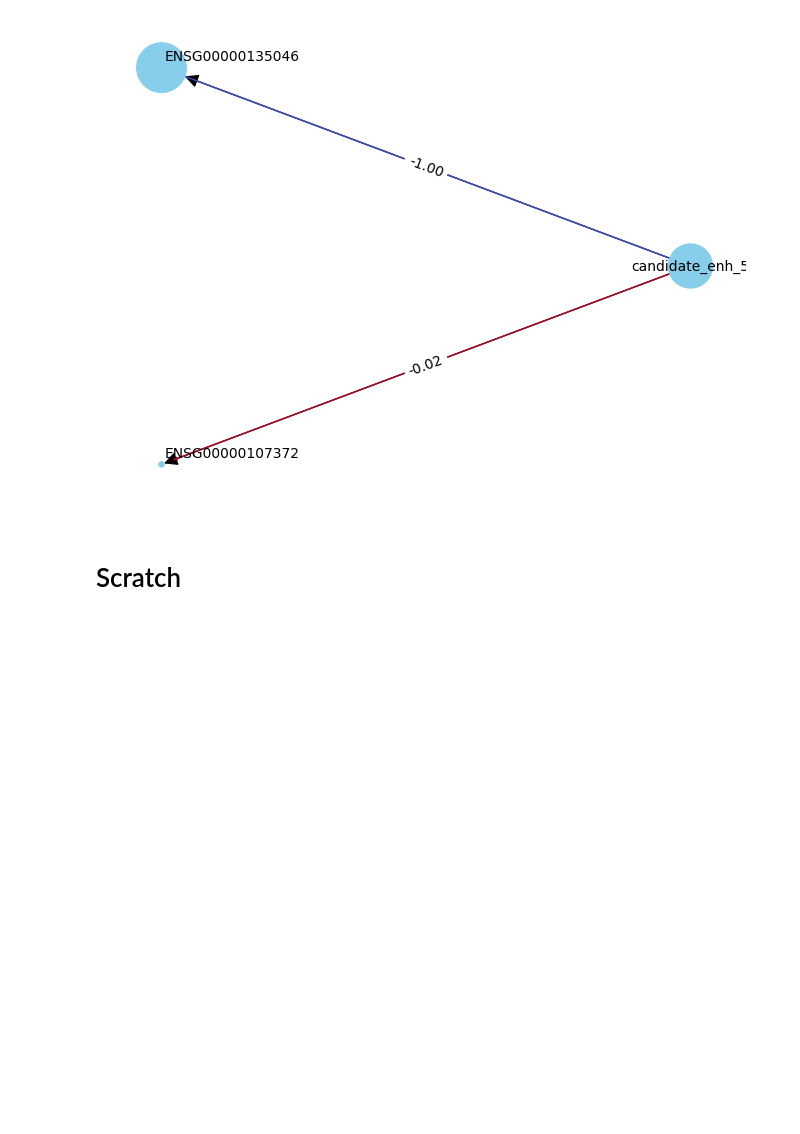
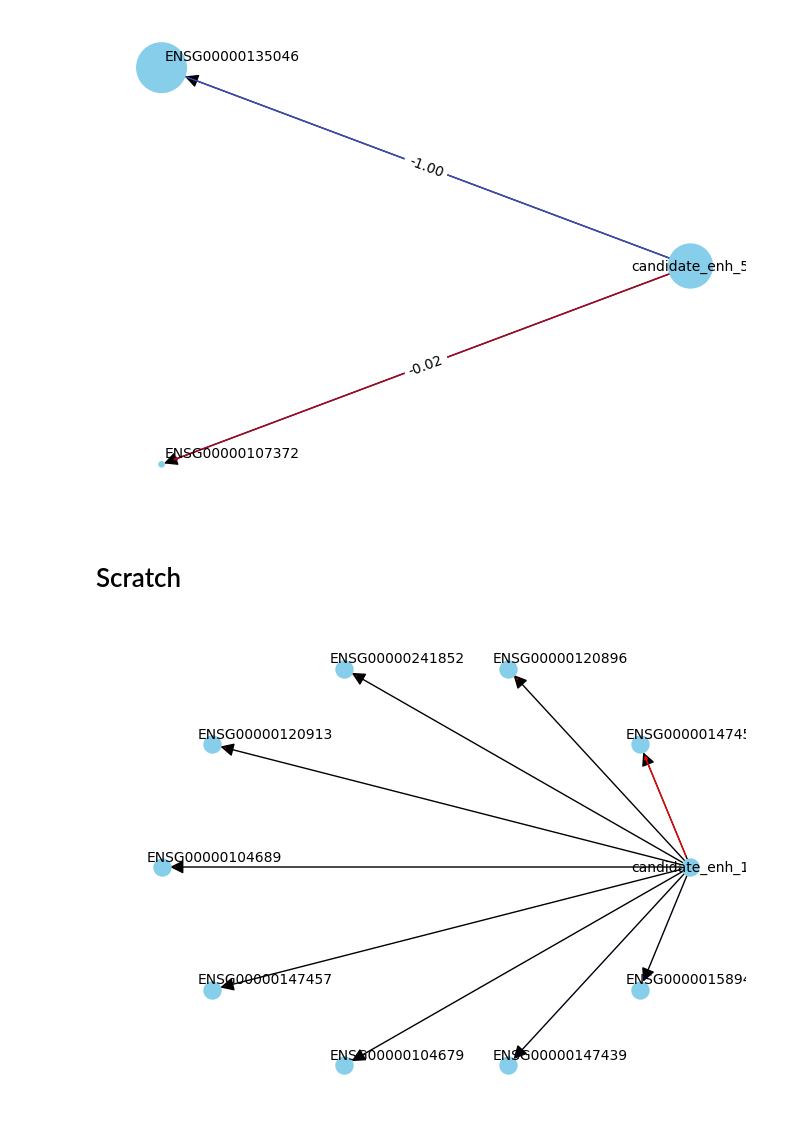
Before and after one commit to IGVF-CRISPR/CRISPR-JAMBOREE, a Jupyter notebook: single-cell/evaluation/network.ipynb, the cells around one changed output. Saved outputs shown, nothing was run; the diff lists cells and outputs as text; code cells hidden in the pictures; blank space fills up the shorter version.

```diff
--- a/single-cell/evaluation/network.ipynb
+++ b/single-cell/evaluation/network.ipynb
@@ -213,36 +206,35 @@ plot_network(
 )
 # %% [markdown]
 # Scratch
+# %%
+results_df = results_df.merge(mdata.mod["gene"].var, left_on="gene_id", right_index=True, how="left")
 # %%
 def plot_network(
     mdata: MuData,
     central_node: Optional[str] = None,
     results_key: Optional[str] = "test_results",
-    add_nontargeting_gene_exp: bool = False,
-    min_weight: Optional[float] = None,
     source_column: str = "source",
     target_column: str = "target",
     edge_transparency_column: Optional[str] = None,
-    edge_color_column: Optional[str] = None,
+    edge_weight_column: Optional[str] = None,
+    min_weight: Optional[float] = None,
     node_size_column: Optional[str] = None,
 ):
 
     # Get and filter the results dataframe
     results_df = mdata.uns[results_key]
     if min_weight is not None:
-        results_df = results_df[results_df[weight_column].abs() >= min_weight]
+        results_df = results_df[results_df[edge_weight_column].abs() >= min_weight]
     if central_node is not None:
         results_df = results_df[results_df[source_column] == central_node]
 
-    # Add nontargeting gene expression if requested
-    if add_nontargeting_gene_exp:
-        add_nontargeting_gene_exp_col(mdata)
-        results_df = results_df.merge(mdata.mod["gene"].var, left_on=target_column, right_index=True, how="left")
+    # Add in .var info
+    results_df = results_df.merge(mdata.mod["gene"].var, left_on=target_column, right_index=True, how="left")
 
     # Create the network
     G = nx.DiGraph()
     for i, row in results_df.iterrows():
-        G.add_edge(row[source_column], row[target_column], weight=row[weight_column])
+        G.add_edge(row[source_column], row[target_column], weight=row[edge_weight_column])
     pos = nx.circular_layout(G)
 
     # Draw nodes based on node size column if provided
@@ -252,7 +244,7 @@ def plot_network(
         sizes = [s * 100 for s in sizes]
         nx.draw(G, pos, node_color="skyblue", node_size=sizes, edge_cmap=plt.cm.Blues, arrowsize=20)
     else:
-        nx.draw(G, pos, with_labels=True, node_color="skyblue", node_size=150, edge_cmap=plt.cm.Blues, arrowsize=20)
+        nx.draw(G, pos, node_color="skyblue", node_size=150, edge_cmap=plt.cm.Blues, arrowsize=20)
 
     # Offset labels
     if central_node is not None:
@@ -261,12 +253,21 @@ def plot_network(
         nx.draw_networkx_labels(G, label_pos, font_size=10)
     else:
         label_pos = {k: (v[0]+0.2, v[1] + 0.05) for k, v in pos.items()}
-        nx.draw_networkx_labels(G, pos, font_size=8)
+        nx.draw_networkx_labels(G, pos, font_size=10)
+
+    # Draw edges with color as sign of weight and transparency as abs(weight)
+    #nx.draw_networkx_edges(G, pos, edge_color=[d["weight"] for u, v, d in G.edges(data=True)], edge_cmap=plt.cm.coolwarm, arrowsize=5)
+    if edge_transparency_column is not None:
+        edge_colors = results_df.set_index(target_column)[edge_weight_column].apply(lambda x: "red" if x < 0 else "blue")
+        edge_transparency = 1-results_df[edge_transparency_column]
+        edge_width =results_df.set_index(target_column)[edge_weight_column].abs()
+    else:
+        edge_colors = "black"
+        edge_transparency = 1
+        edge_width = 1
 
     # Draw edges
-    edge_labels = {(u, v): f"{d['weight']:.2f}" for u, v, d in G.edges(data=True)}
-    nx.draw_networkx_edges(G, pos, edge_color=[d["weight"] for u, v, d in G.edges(data=True)], edge_cmap=plt.cm.coolwarm, arrowsize=5)
-    nx.draw_networkx_edge_labels(G, pos, edge_labels=edge_labels)
+    nx.draw_networkx_edges(G, pos, edge_color=edge_colors, alpha=edge_transparency, width=edge_width, arrowsize=5)
 
     # Plt
     plt.tight_layout()
@@ -274,11 +275,13 @@ def plot_network(
 # %%
 plot_network(
     mdata,
     central_node="candidate_enh_1",
     source_column="intended_target_name",
     target_column="gene_id",
-    weight_column="log2_fc",
     min_weight=0.01,
-    node_size_column="mean_nontarge`ting_expression",
-    add_nontargeting_gene_exp=True,
+    edge_transparency_column="posterior_probability",
+    edge_weight_column="log2_fc",
+    #node_size_column="mean_nontargeting_expression",
 )
+# %% [output]
+[figure, added]
```
Also changed, not shown: parts of 3 cells of this notebook.
